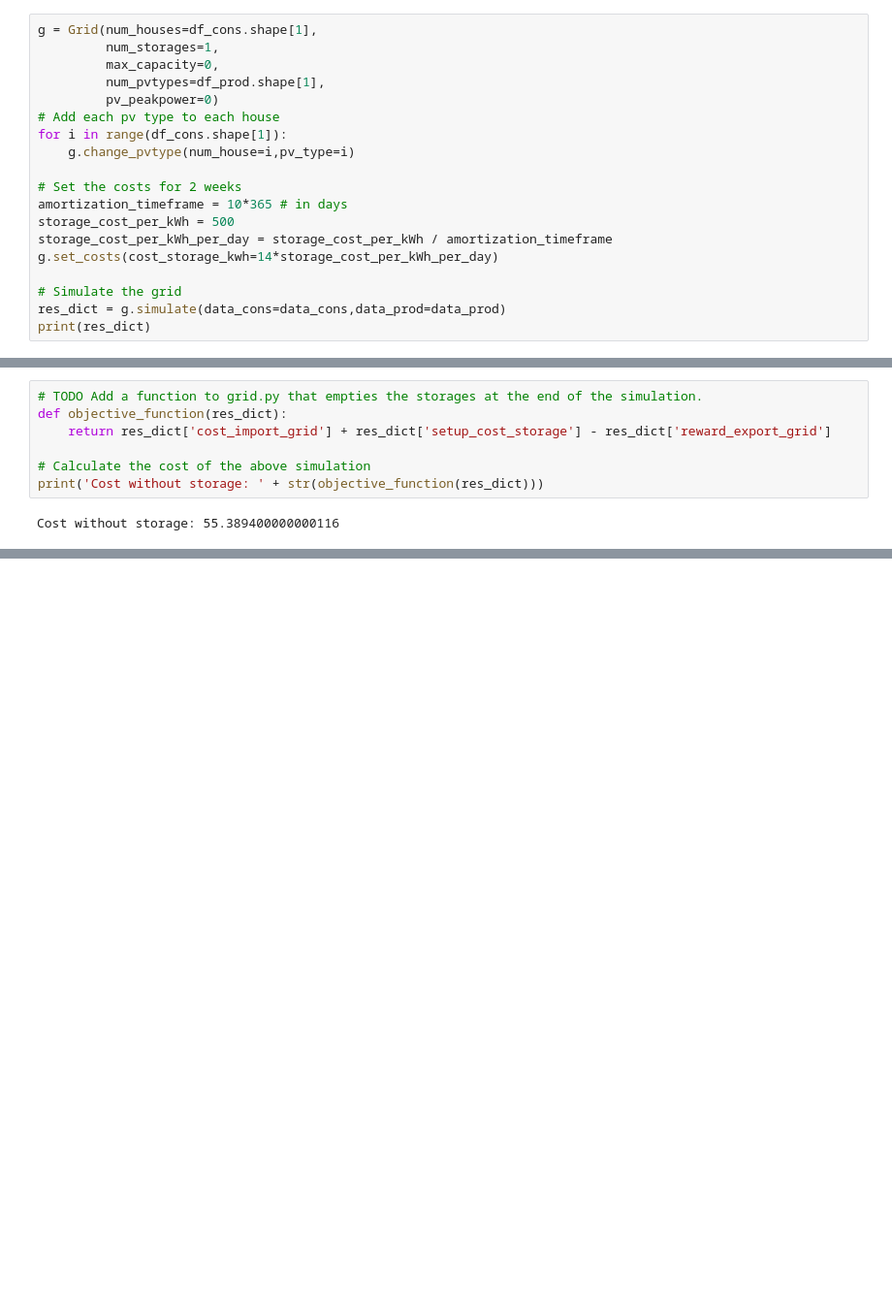
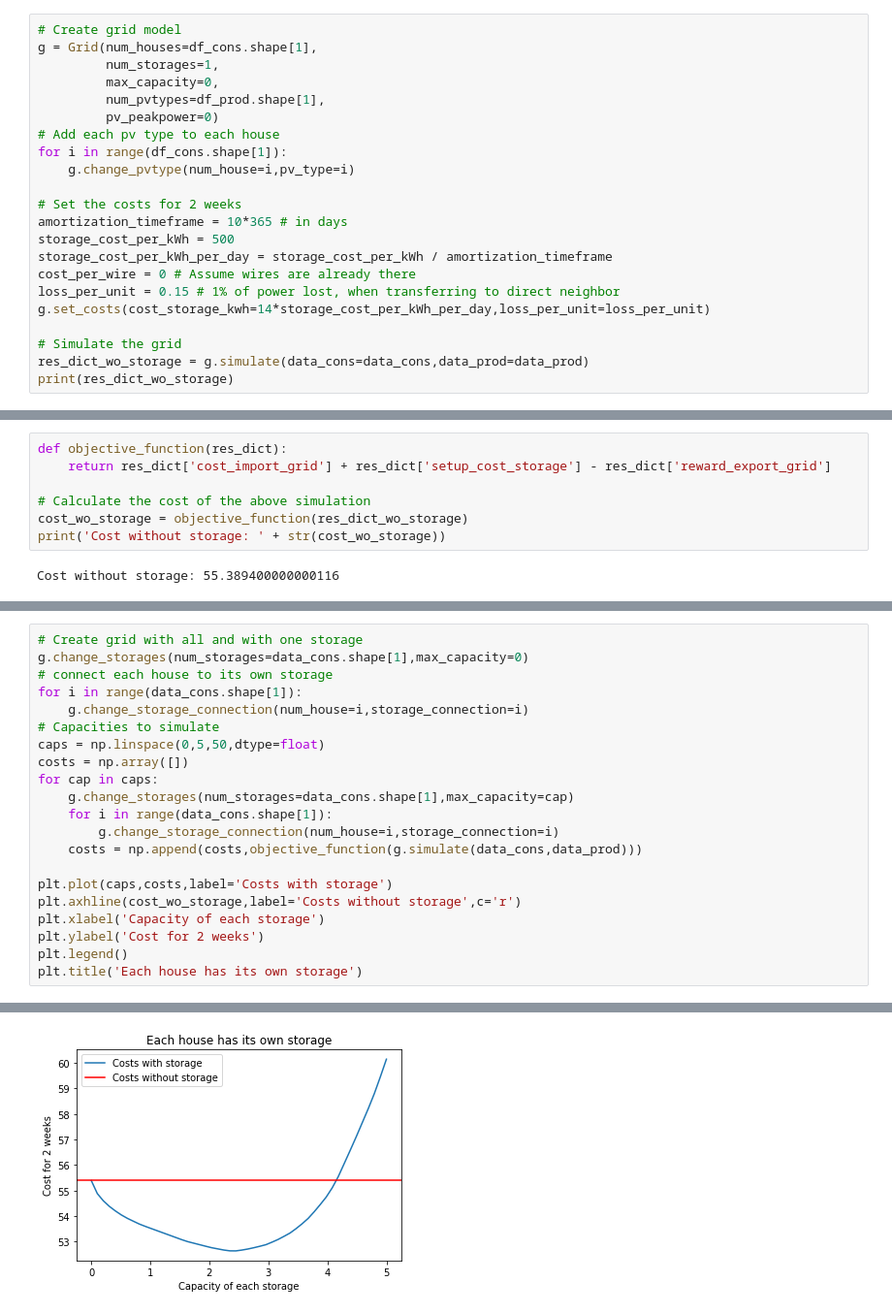
Before and after one commit to christian512/powergrid_neighbors, a Jupyter notebook: strategy2_storage_optimization.ipynb, the cells around one changed output, grey strips where cells are left out. Shown: that part at 97% size. Cells and saved outputs as stored; diff of their text form; blank space fills up the shorter version.

```diff
--- a/strategy2_storage_optimization.ipynb
+++ b/strategy2_storage_optimization.ipynb
@@ -34,6 +34,7 @@ data_prod = df_prod.values
 # %% [markdown]
 Now we can build the grid model. Since we only simulate 2 weeks, we need to set the costs accordingly. Therfore we define the timeframe after which the storages should pay off (i.e. 10 years) and calculate its investition cost for two weeks.
 # %%
+# Create grid model
 g = Grid(num_houses=df_cons.shape[1],
          num_storages=1,
          max_capacity=0,
@@ -47,22 +48,24 @@ for i in range(df_cons.shape[1]):
 amortization_timeframe = 10*365 # in days
 storage_cost_per_kWh = 500
 storage_cost_per_kWh_per_day = storage_cost_per_kWh / amortization_timeframe
-g.set_costs(cost_storage_kwh=14*storage_cost_per_kWh_per_day)
+cost_per_wire = 0 # Assume wires are already there
+loss_per_unit = 0.15 # 1% of power lost, when transferring to direct neighbor
+g.set_costs(cost_storage_kwh=14*storage_cost_per_kWh_per_day,loss_per_unit=loss_per_unit)
 
 # Simulate the grid
-res_dict = g.simulate(data_cons=data_cons,data_prod=data_prod)
-print(res_dict)
+res_dict_wo_storage = g.simulate(data_cons=data_cons,data_prod=data_prod)
+print(res_dict_wo_storage)
 # %% [output]
 {'import_grid_kwh': 471.50200000000046, 'export_grid_kwh': 624.861, 'pv_production_kwh': 880.918, 'setup_cost_storage': 0.0, 'setup_cost_pv': 0.0, 'cost_import_grid': 117.87550000000012, 'reward_expor ...
 # %% [markdown]
 As we can see there is something going on with pv production and export. We still need an objective function that returns the cost for running this kind of grid for the specific timeframe. In this case the objective function is really easy, since we already defined the cost for setting up the storages in this two week interval.
 # %%
-# TODO Add a function to grid.py that empties the storages at the end of the simulation.
 def objective_function(res_dict):
     return res_dict['cost_import_grid'] + res_dict['setup_cost_storage'] - res_dict['reward_export_grid']
 
 # Calculate the cost of the above simulation
-print('Cost without storage: ' + str(objective_function(res_dict)))
+cost_wo_storage = objective_function(res_dict_wo_storage)
+print('Cost without storage: ' + str(cost_wo_storage))
 # %% [output]
 Cost without storage: 55.389400000000116
 # %% [markdown]
@@ -84,0 +73,22 @@ int(1.5+0.1)
+# %%
+# Create grid with all and with one storage
+g.change_storages(num_storages=data_cons.shape[1],max_capacity=0)
+# connect each house to its own storage
+for i in range(data_cons.shape[1]):
+    g.change_storage_connection(num_house=i,storage_connection=i)
+# Capacities to simulate
+caps = np.linspace(0,5,50,dtype=float)
+costs = np.array([])
+for cap in caps:
+    g.change_storages(num_storages=data_cons.shape[1],max_capacity=cap)
+    for i in range(data_cons.shape[1]):
+        g.change_storage_connection(num_house=i,storage_connection=i)
+    costs = np.append(costs,objective_function(g.simulate(data_cons,data_prod)))
+
+plt.plot(caps,costs,label='Costs with storage')
+plt.axhline(cost_wo_storage,label='Costs without storage',c='r')
+plt.xlabel('Capacity of each storage')
+plt.ylabel('Cost for 2 weeks')
+plt.legend()
+plt.title('Each house has its own storage')
+# %% [output]
@@ -84,0 +96 @@ int(1.5+0.1)
+[figure, added]
```
Also changed, not shown: parts of 6 cells of this notebook.
